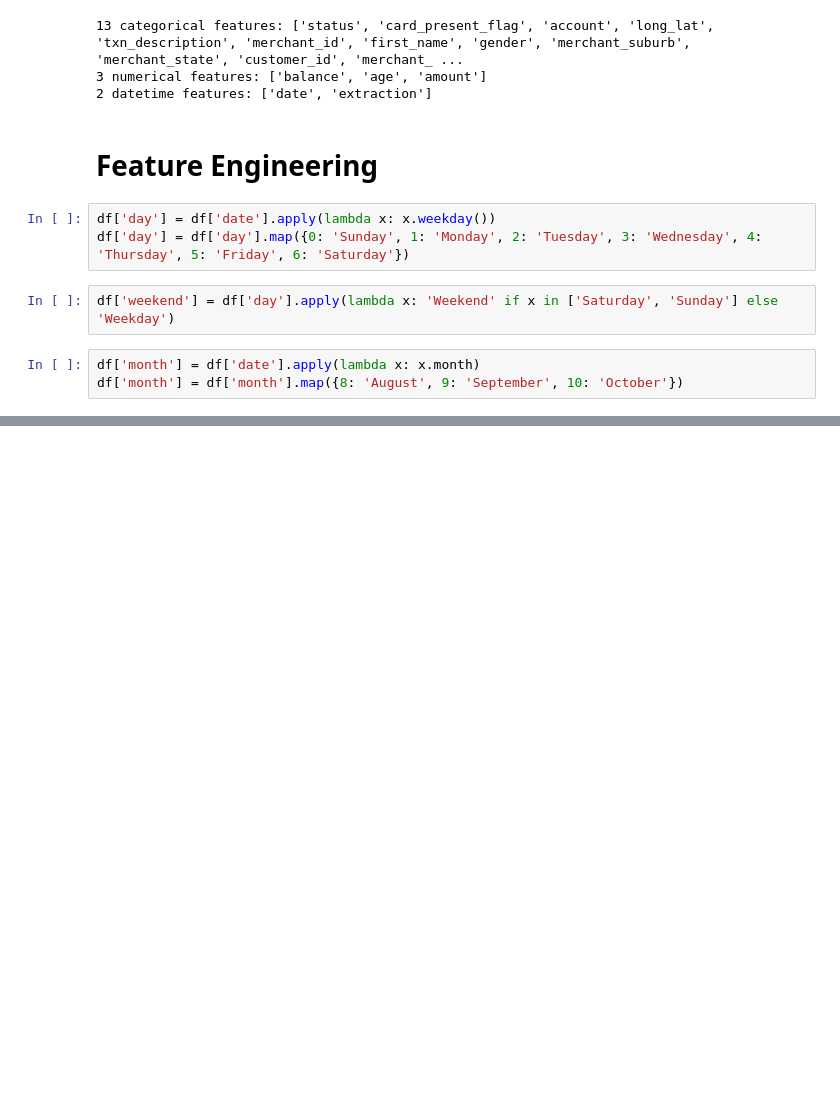
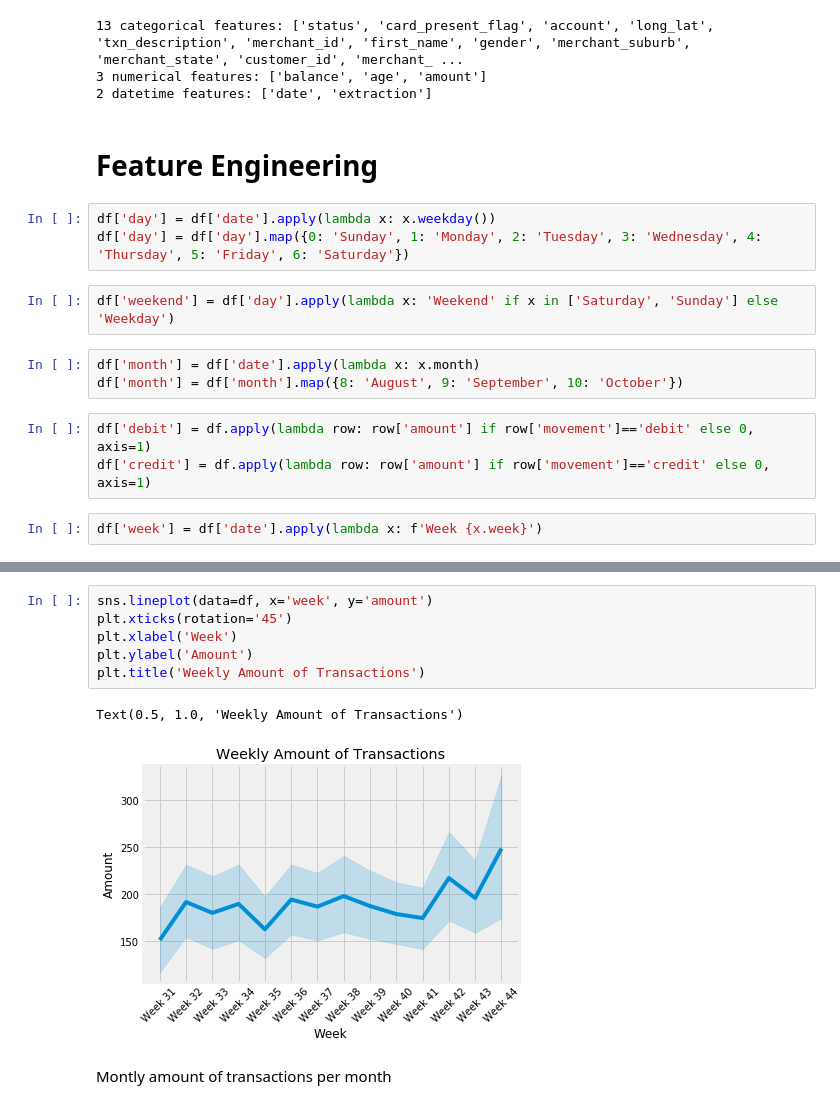
Before and after one commit to gtanubrata/Predicting-Annual-Salary, a Jupyter notebook: ANZ EDA.ipynb, the cells around one changed output, grey strips where cells are left out. Drawn from its saved outputs; the diff is of its cells as text; blank space fills up the shorter version.

```diff
--- a/ANZ EDA.ipynb
+++ b/ANZ EDA.ipynb
@@ -290,3 +313,8 @@ df['weekend'] = df['day'].apply(lambda x: 'Weekend' if x in ['Saturday', 'Sunday
 # %%
 df['month'] = df['date'].apply(lambda x: x.month)
 df['month'] = df['month'].map({8: 'August', 9: 'September', 10: 'October'})
+# %%
+df['debit'] = df.apply(lambda row: row['amount'] if row['movement']=='debit' else 0, axis=1)
+df['credit'] = df.apply(lambda row: row['amount'] if row['movement']=='credit' else 0, axis=1)
+# %%
+df['week'] = df['date'].apply(lambda x: f'Week {x.week}')
@@ -292,0 +551,11 @@ df['month'] = df['month'].map({8: 'August', 9: 'September', 10: 'October'})
+# %%
+sns.lineplot(data=df, x='week', y='amount')
+plt.xticks(rotation='45')
+plt.xlabel('Week')
+plt.ylabel('Amount')
+plt.title('Weekly Amount of Transactions')
+# %% [output]
+Text(0.5, 1.0, 'Weekly Amount of Transactions')
+[figure, added]
+# %% [markdown]
+Montly amount of transactions per month
```
Also changed, not shown: parts of 33 cells of this notebook.
